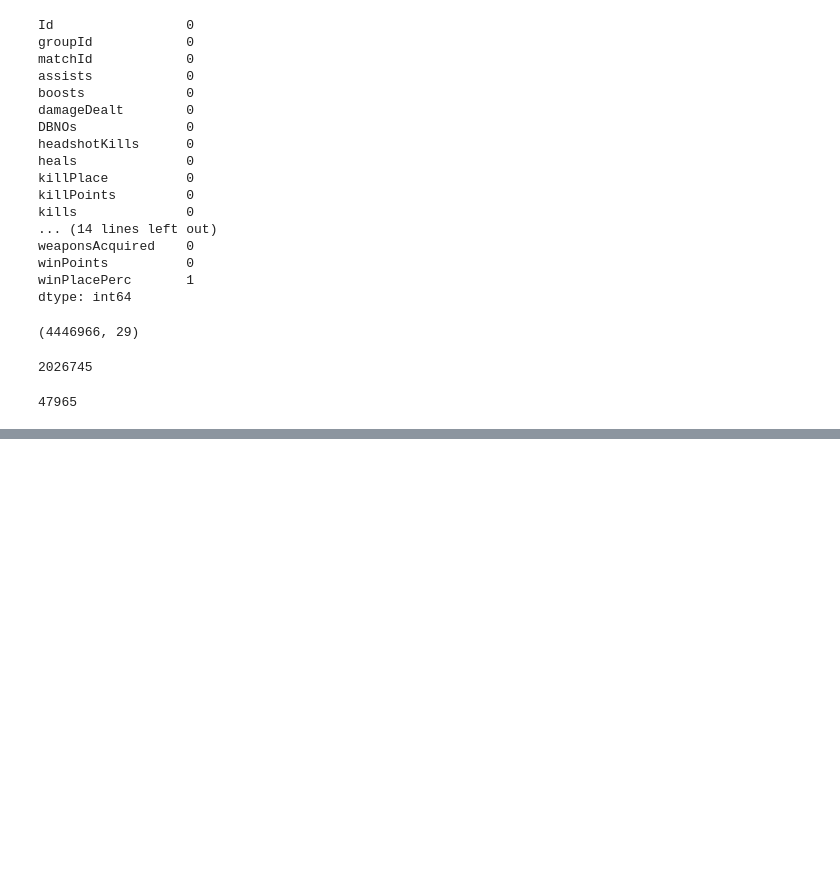
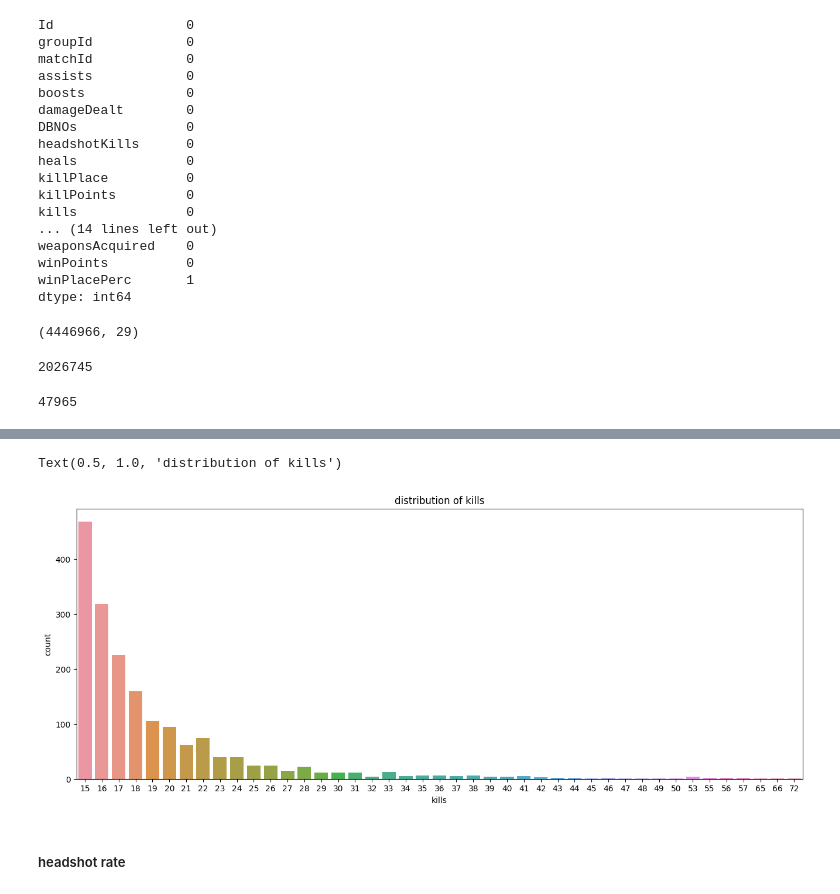
Before and after one commit to Anurag180203/Machine_Learning, a Jupyter notebook: PUBG_game_prediction/PUBG.ipynb, the cells around one changed output, grey strips where cells are left out. Cells and saved outputs as stored; diff of their text form; code cells hidden in the pictures; blank space fills up the shorter version.

```diff
--- a/PUBG_game_prediction/PUBG.ipynb
+++ b/PUBG_game_prediction/PUBG.ipynb
@@ -48,0 +150,5 @@ data.matchId.nunique()
+# %%
+sns.countplot(data = df[df['kills']>=15],x='kills').set_title('distribution of kills')
+# %% [output]
+Text(0.5, 1.0, 'distribution of kills')
+[figure, added]
@@ -48,0 +157,2 @@ data.matchId.nunique()
+# %% [markdown]
+##### headshot rate
```
Also changed, not shown: parts of 44 cells of this notebook, 6 other files.
